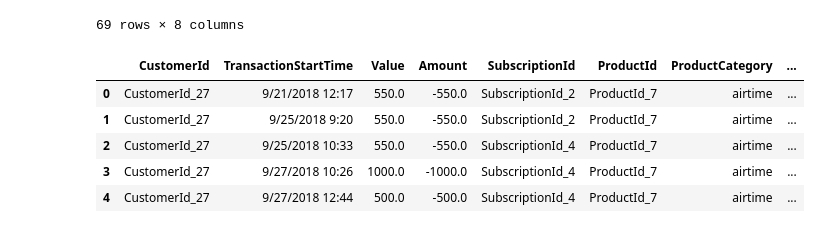
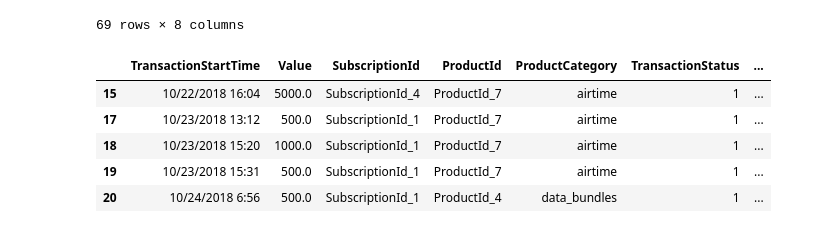
Before and after one commit to H-u-g-o/Credit-Score, a Jupyter notebook: Credit Score.ipynb, the cells around one changed output. Saved outputs shown, nothing was run; the diff lists cells and outputs as text; code cells hidden in the pictures.

```diff
--- a/Credit Score.ipynb
+++ b/Credit Score.ipynb
@@ -199,11 +199,14 @@ train_df_na = train_df.fillna(0)
+# %%
+#Drop na values
+train_df_na = train_df.dropna()
 # %%
 #Removing useless columns
-train_df_removed = train_df_na.drop(["TransactionId","BatchId","CurrencyCode","CountryCode","ProviderId","ChannelId","Currency","LoanId","LoanApplicationId","PayBackId","ThirdPartyId"], axis=1)
+train_df_removed = train_df_na.drop(["CustomerId","TransactionId","Amount","BatchId","CurrencyCode","CountryCode","ProviderId","ChannelId","Currency","LoanId","LoanApplicationId","PayBackId","ThirdPartyId","PaidOnDate","DueDate"], axis=1)
 train_df_removed.head()
 # %% [output]
-|  | CustomerId | TransactionStartTime | Value | Amount | SubscriptionId | ProductId | ProductCategory | ... |
-| 0 | CustomerId_27 | 9/21/2018 12:17 | 550.0 | -550.0 | SubscriptionId_2 | ProductId_7 | airtime | ... |
-| 1 | CustomerId_27 | 9/25/2018 9:20 | 550.0 | -550.0 | SubscriptionId_2 | ProductId_7 | airtime | ... |
-| 2 | CustomerId_27 | 9/25/2018 10:33 | 550.0 | -550.0 | SubscriptionId_4 | ProductId_7 | airtime | ... |
-| 3 | CustomerId_27 | 9/27/2018 10:26 | 1000.0 | -1000.0 | SubscriptionId_4 | ProductId_7 | airtime | ... |
-| 4 | CustomerId_27 | 9/27/2018 12:44 | 500.0 | -500.0 | SubscriptionId_4 | ProductId_7 | airtime | ... |
+|  | TransactionStartTime | Value | SubscriptionId | ProductId | ProductCategory | TransactionStatus | ... |
+| 15 | 10/22/2018 16:04 | 5000.0 | SubscriptionId_4 | ProductId_7 | airtime | 1 | ... |
+| 17 | 10/23/2018 13:12 | 500.0 | SubscriptionId_1 | ProductId_7 | airtime | 1 | ... |
+| 18 | 10/23/2018 15:20 | 1000.0 | SubscriptionId_1 | ProductId_7 | airtime | 1 | ... |
+| 19 | 10/23/2018 15:31 | 500.0 | SubscriptionId_1 | ProductId_7 | airtime | 1 | ... |
+| 20 | 10/24/2018 6:56 | 500.0 | SubscriptionId_1 | ProductId_4 | data_bundles | 1 | ... |
```
Also changed, not shown: parts of 8 cells of this notebook.
